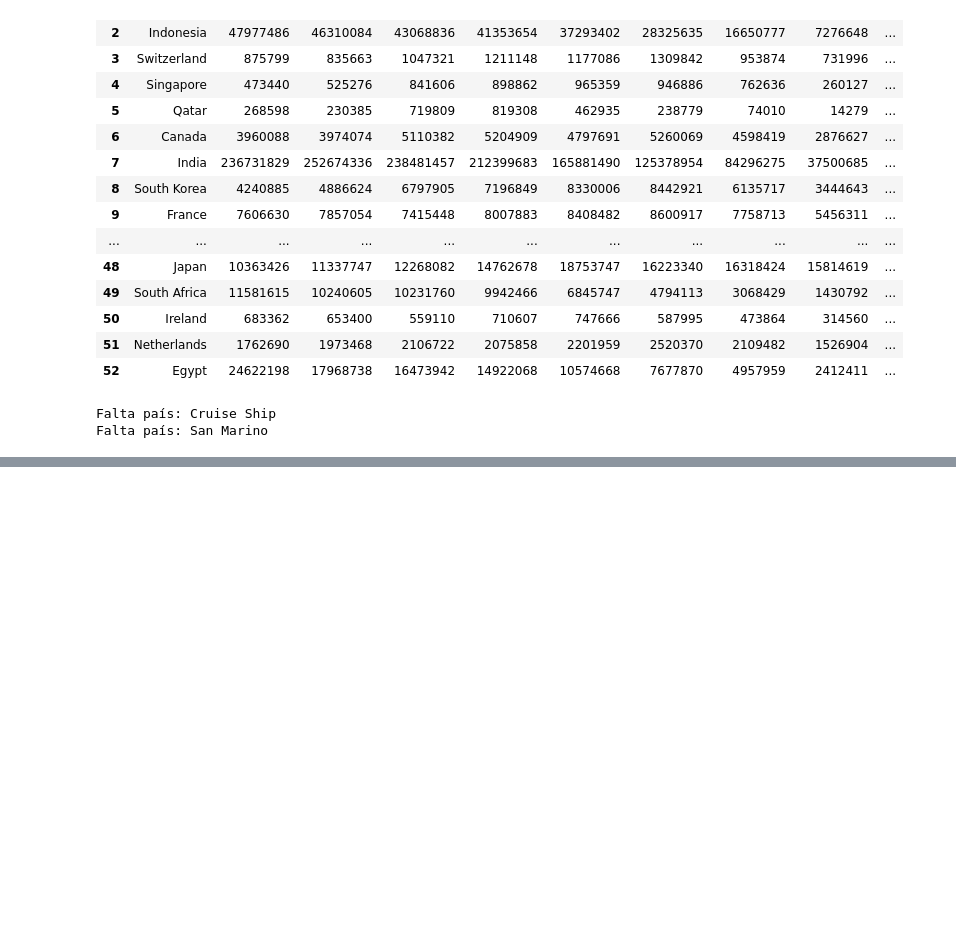
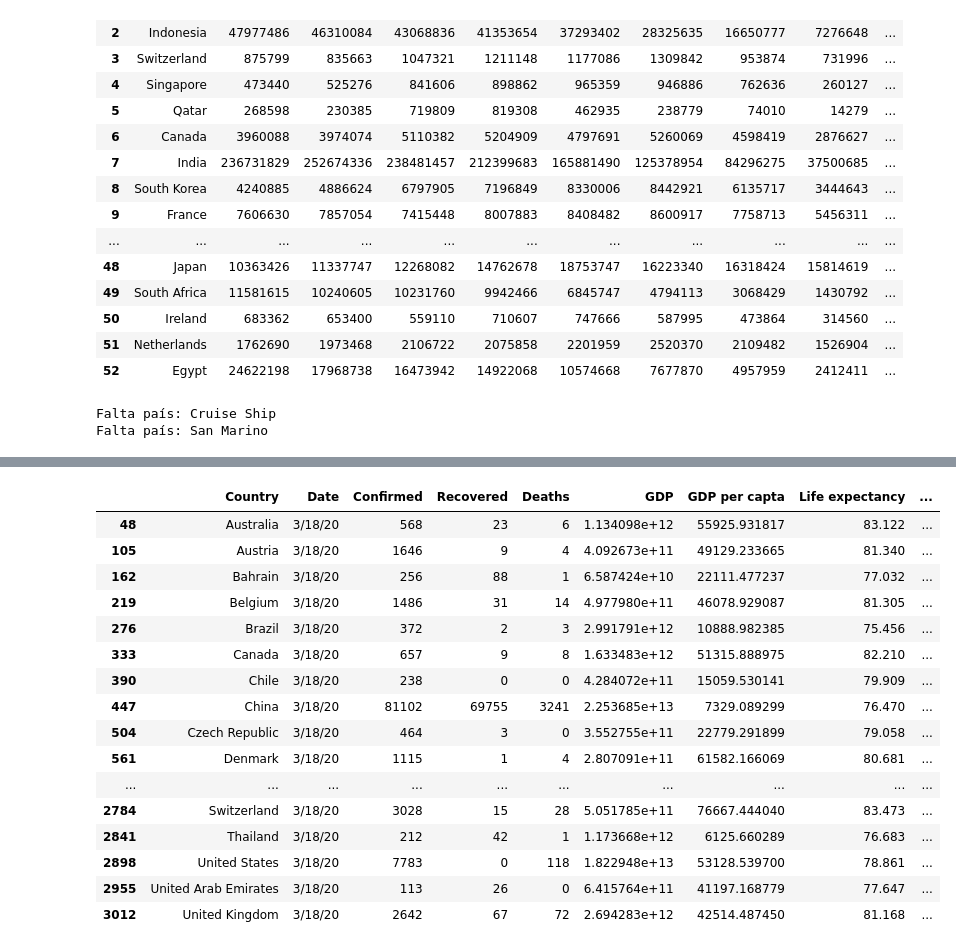
Before and after one commit to thamycoelho/coronavirus_analysis, a Jupyter notebook: data_analysis.ipynb, the cells around one changed output, grey strips where cells are left out. Drawn from its saved outputs; the diff is of its cells as text; code cells hidden in the pictures; blank space fills up the shorter version.

```diff
--- a/data_analysis.ipynb
+++ b/data_analysis.ipynb
@@ -93,3 +77,33 @@ df.corr()
 | GDP per capta | -0.117340 | -0.112311 | -0.099782 | -0.319056 | -0.302232 | -0.296101 | -0.289036 | -0.270587 | -0.244523 | ... |
 | Life expectancy | -0.029998 | -0.026434 | -0.039585 | -0.414995 | -0.393551 | -0.369483 | -0.335996 | -0.288034 | -0.242824 | ... |
 | # Flight Passengers | 0.446806 | 0.401844 | 0.362563 | 0.464898 | 0.457365 | 0.505870 | 0.547774 | 0.586622 | 0.632737 | ... |
+# %%
+df_teste = df[['Country', 'Date', 'Confirmed', 'Recovered', 'Deaths', 'GDP', 'GDP per capta', 'Life expectancy', '# Flight Passengers']]
+# %%
+df_teste = df_teste[df_teste['Date'] == '3/18/20']
+# %%
+df_teste['% pop abaixo 50'] = (df['Age 0-9'] + df['Age 10-19'] + df['Age 20-29'] + df['Age 30-39'] + df['Age 40-49'])
+df_teste['% pop acima 50'] = (df['Age 50-59'] + df['Age 60-69'] + df['Age 70-79'] + df['Age >80'])
+df_teste['% pop acima 60'] = (df['Age 60-69'] + df['Age 70-79'] + df['Age >80'])
+df_teste['% pop acima 70'] = (df['Age 70-79'] + df['Age >80'])
+df_teste['% pop acima 80'] = (df['Age >80'])
+# %%
+df_teste
+# %% [output]
+|  | Country | Date | Confirmed | Recovered | Deaths | GDP | GDP per capta | Life expectancy | ... |
+| 48 | Australia | 3/18/20 | 568 | 23 | 6 | 1.134098e+12 | 55925.931817 | 83.122 | ... |
+| 105 | Austria | 3/18/20 | 1646 | 9 | 4 | 4.092673e+11 | 49129.233665 | 81.340 | ... |
+| 162 | Bahrain | 3/18/20 | 256 | 88 | 1 | 6.587424e+10 | 22111.477237 | 77.032 | ... |
+| 219 | Belgium | 3/18/20 | 1486 | 31 | 14 | 4.977980e+11 | 46078.929087 | 81.305 | ... |
+| 276 | Brazil | 3/18/20 | 372 | 2 | 3 | 2.991791e+12 | 10888.982385 | 75.456 | ... |
+| 333 | Canada | 3/18/20 | 657 | 9 | 8 | 1.633483e+12 | 51315.888975 | 82.210 | ... |
+| 390 | Chile | 3/18/20 | 238 | 0 | 0 | 4.284072e+11 | 15059.530141 | 79.909 | ... |
+| 447 | China | 3/18/20 | 81102 | 69755 | 3241 | 2.253685e+13 | 7329.089299 | 76.470 | ... |
+| 504 | Czech Republic | 3/18/20 | 464 | 3 | 0 | 3.552755e+11 | 22779.291899 | 79.058 | ... |
+| 561 | Denmark | 3/18/20 | 1115 | 1 | 4 | 2.807091e+11 | 61582.166069 | 80.681 | ... |
+| ... | ... | ... | ... | ... | ... | ... | ... | ... | ... |
+| 2784 | Switzerland | 3/18/20 | 3028 | 15 | 28 | 5.051785e+11 | 76667.444040 | 83.473 | ... |
+| 2841 | Thailand | 3/18/20 | 212 | 42 | 1 | 1.173668e+12 | 6125.660289 | 76.683 | ... |
+| 2898 | United States | 3/18/20 | 7783 | 0 | 118 | 1.822948e+13 | 53128.539700 | 78.861 | ... |
+| 2955 | United Arab Emirates | 3/18/20 | 113 | 26 | 0 | 6.415764e+11 | 41197.168779 | 77.647 | ... |
+| 3012 | United Kingdom | 3/18/20 | 2642 | 67 | 72 | 2.694283e+12 | 42514.487450 | 81.168 | ... |
```
Also changed, not shown: parts of 2 cells of this notebook.
